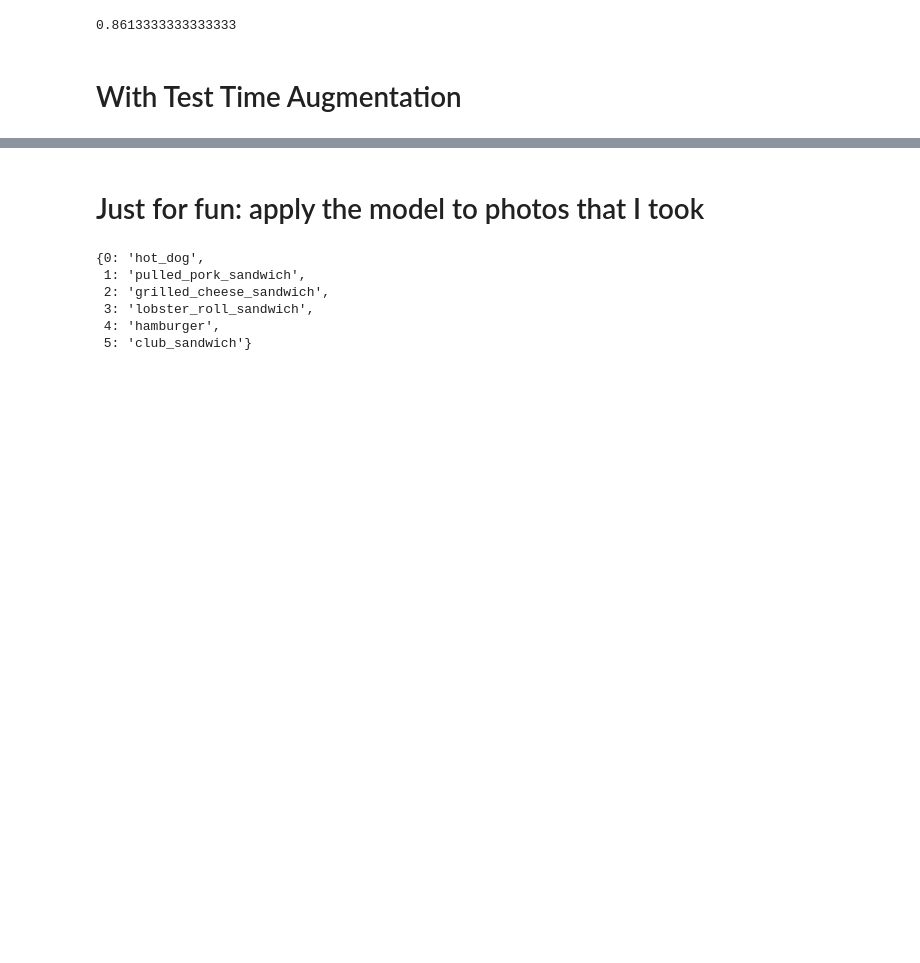
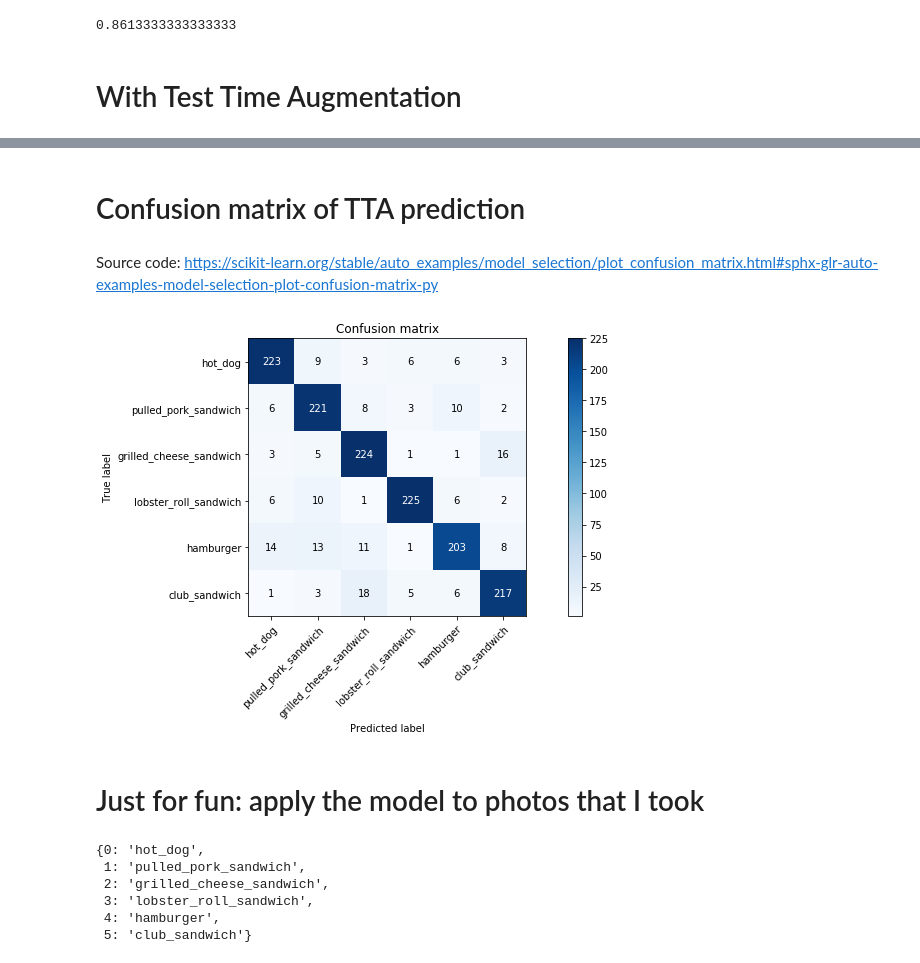
Before and after one commit to yihanw91/sandwich-classification, a Jupyter notebook: final_test_prediction.ipynb, the cells around one changed output, grey strips where cells are left out. Cells and saved outputs as stored; diff of their text form; code cells hidden in the pictures; blank space fills up the shorter version.

Commit message:
Plot confusion matrix

```diff
--- a/final_test_prediction.ipynb
+++ b/final_test_prediction.ipynb
@@ -206,0 +208,4 @@ accuracy_score(y_true=ys_aug, y_pred=preds_aug)
+# %% [markdown]
+# Confusion matrix of TTA prediction
+# %% [markdown]
+Source code: https://scikit-learn.org/stable/auto_examples/model_selection/plot_confusion_matrix.html#sphx-glr-auto-examples-model-selection-plot-confusion-matrix-py
@@ -207,3 +265,13 @@ accuracy_score(y_true=ys_aug, y_pred=preds_aug)
+# %%
+class_names = np.array(['hot_dog', 'pulled_pork_sandwich', 'grilled_cheese_sandwich',
+                        'lobster_roll_sandwich', 'hamburger', 'club_sandwich'])
+# %%
+plt.rcParams['figure.figsize'] = [12, 6]
+plot_confusion_matrix(y_true=ys_aug, y_pred=preds_aug, classes=class_names,
+                      title='Confusion matrix')
+plt.savefig('confusion_matrix.jpg')
+# %% [output]
+[figure, added]
 # %% [markdown]
 # Just for fun: apply the model to photos that I took
 # %%
```
Also changed, not shown: parts of 11 cells of this notebook.
